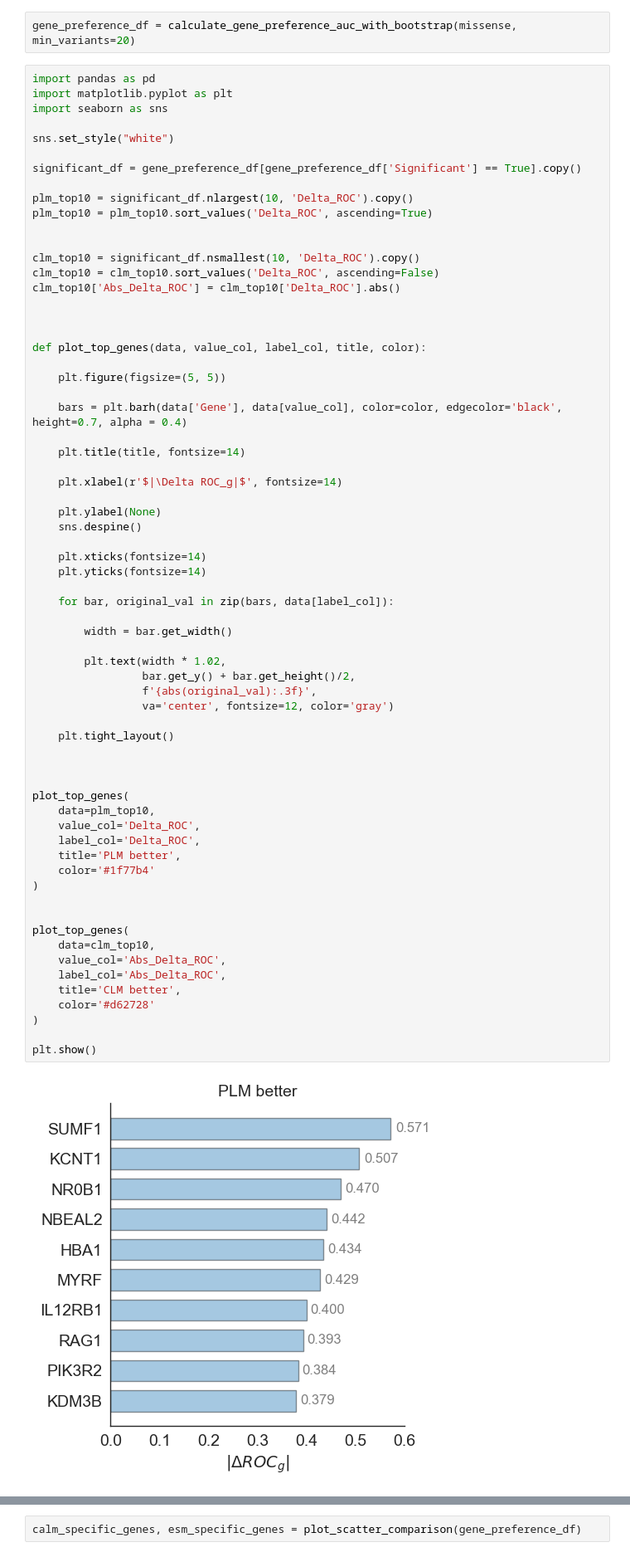
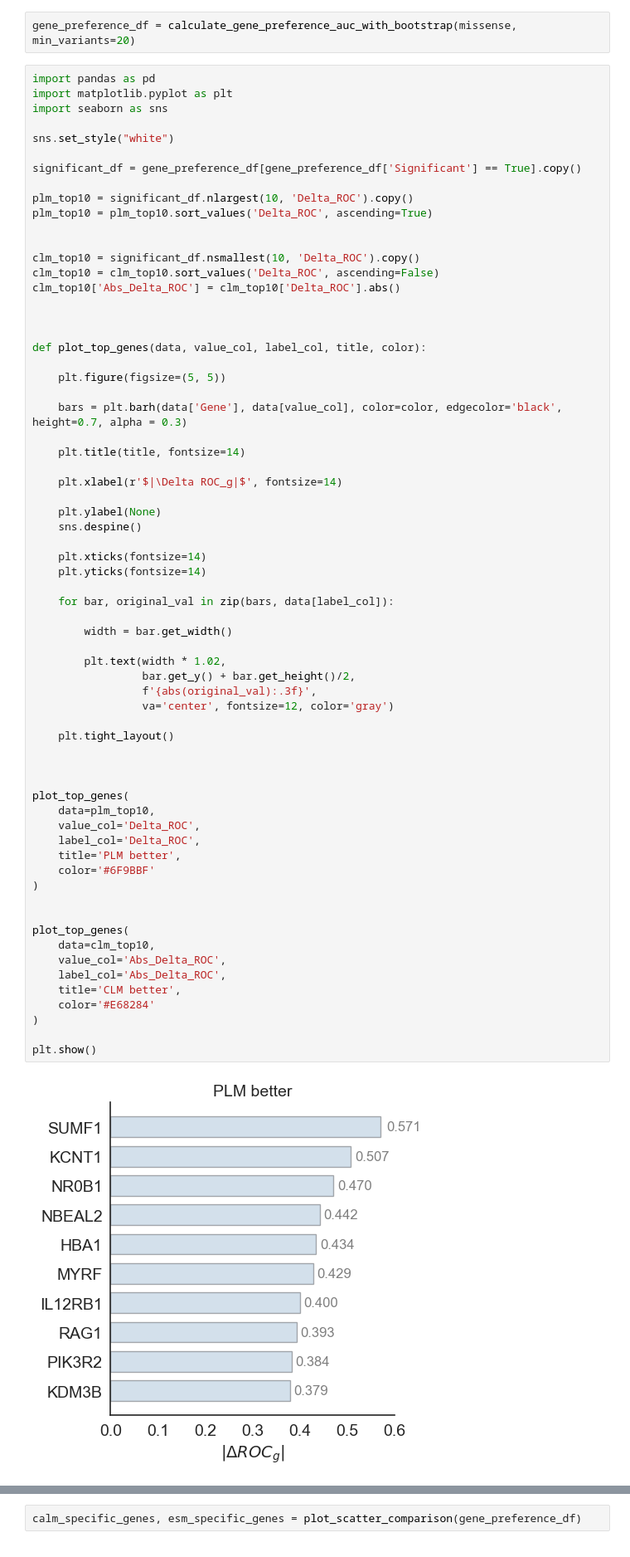
Before and after one commit to Cassie818/Viral-mut, a Jupyter notebook: bin/fig5.ipynb, the cells around one changed output, grey strips where cells are left out. Shown at 83% size. Cells and saved outputs as stored; diff of their text form.

```diff
--- a/bin/fig5.ipynb
+++ b/bin/fig5.ipynb
@@ -861,7 +861,7 @@ def plot_top_genes(data, value_col, label_col, title, color):
 
     plt.figure(figsize=(5, 5))
 
-    bars = plt.barh(data['Gene'], data[value_col], color=color, edgecolor='black', height=0.7, alpha = 0.4)
+    bars = plt.barh(data['Gene'], data[value_col], color=color, edgecolor='black', height=0.7, alpha = 0.3)
 
     plt.title(title, fontsize=14)
 
@@ -876,33 +876,33 @@ def plot_top_genes(data, value_col, label_col, title, color):
     for bar, original_val in zip(bars, data[label_col]):
 
         width = bar.get_width()
 
         plt.text(width * 1.02,
                  bar.get_y() + bar.get_height()/2,
                  f'{abs(original_val):.3f}',
                  va='center', fontsize=12, color='gray')
 
     plt.tight_layout()
 
 
 
 plot_top_genes(
     data=plm_top10,
     value_col='Delta_ROC',
     label_col='Delta_ROC',
     title='PLM better',
-    color='#1f77b4'
+    color='#6F9BBF'
 )
 
 
 plot_top_genes(
     data=clm_top10,
     value_col='Abs_Delta_ROC',
     label_col='Abs_Delta_ROC',
     title='CLM better',
-    color='#d62728'
+    color='#E68284'
 )
 
 plt.show()
 # %% [output]
-[figure, old version]
+[figure, new version]
```
Also changed, not shown: parts of 4 cells of this notebook.
